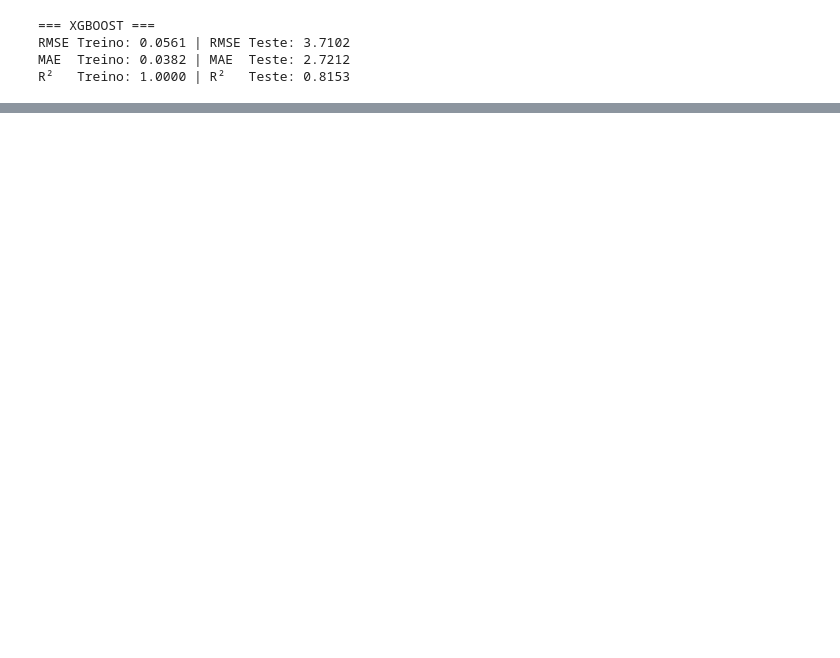
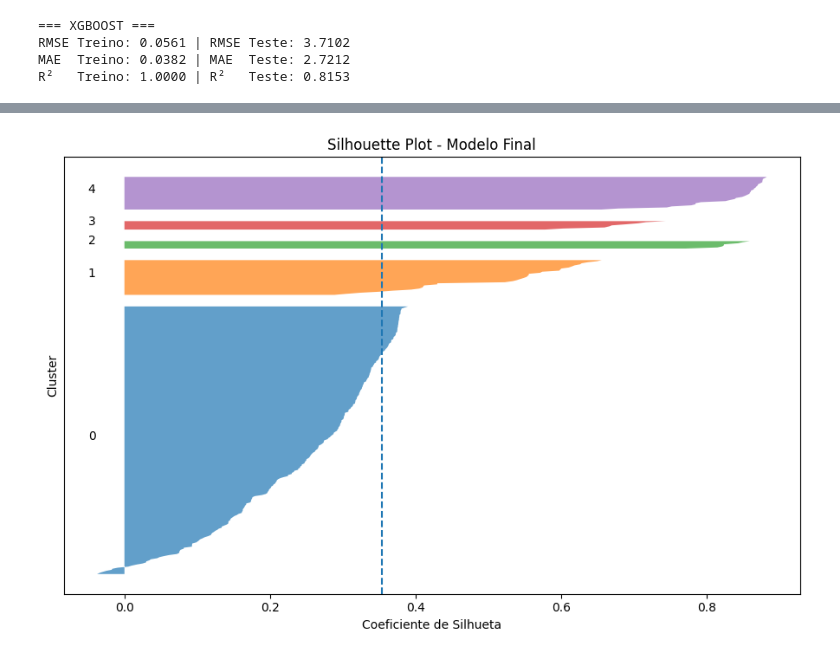
Before and after one commit to NatachaZhang/projeto-cdg-grupo7, a Jupyter notebook: notebooks/2.0_modelacao_treino.ipynb, the cells around one changed output, grey strips where cells are left out. Saved outputs shown, nothing was run; the diff lists cells and outputs as text; code cells hidden in the pictures; blank space fills up the shorter version.

Commit message:
Kaggle Notebook | 2.0_modelação_treino | Modelos de Agrupamento

```diff
--- a/notebooks/2.0_modelacao_treino.ipynb
+++ b/notebooks/2.0_modelacao_treino.ipynb
@@ -314,0 +612,20 @@ Random Forest     1.662248    3.588352    1.143031   2.547961   0.968565  0.8271
+# %%
+# 8) RECRIAR O MELHOR MODELO PARA O DATASET COMPLETO
+
+if "KMeans otimizado" in best_model_name:
+    final_model = KMeans(n_clusters=best_k, random_state=42, n_init="auto")
+elif "Baseline - KMeans default" in best_model_name:
+    final_model = KMeans(random_state=42, n_init="auto")
+elif "Agglomerative" in best_model_name:
+    final_model = AgglomerativeClustering(**best_agg_params)
+else:
+    final_model = DBSCAN(**best_dbscan_params)
+
+final_labels = final_model.fit_predict(X)
+final_silhouette = safe_silhouette(X, final_labels)
+final_n_clusters = count_clusters(final_labels)
+
+print("\n=== MODELO FINAL ===")
+print("Modelo:", final_model)
+print(f"Silhouette final: {final_silhouette:.4f}")
+print(f"Número de clusters: {final_n_clusters}")
@@ -314,0 +675,47 @@ Random Forest     1.662248    3.588352    1.143031   2.547961   0.968565  0.8271
+# %%
+# 10) SILHOUETTE PLOT DO MODELO FINAL
+# =========================================================
+def silhouette_plot(X_data, labels, save_path):
+    X_data = np.asarray(X_data)
+    labels = np.asarray(labels)
+
+    mask, valid_labels = get_valid_labels(labels)
+    X_valid = X_data[mask]
+
+    if len(set(valid_labels)) < 2:
+        print("Não foi possível gerar Silhouette Plot: menos de 2 clusters válidos.")
+        return
+
+    sample_silhouette_values = silhouette_samples(X_valid, valid_labels)
+    unique_clusters = sorted(set(valid_labels))
+
+    fig, ax = plt.subplots(figsize=(9, 6))
+    y_lower = 10
+
+    for cluster_id in unique_clusters:
+        cluster_vals = sample_silhouette_values[valid_labels == cluster_id]
+        cluster_vals.sort()
+        size_cluster = cluster_vals.shape[0]
+        y_upper = y_lower + size_cluster
+
+        ax.fill_betweenx(
+            np.arange(y_lower, y_upper),
+            0, cluster_vals,
+            alpha=0.7
+        )
+        ax.text(-0.05, y_lower + 0.5 * size_cluster, str(cluster_id))
+        y_lower = y_upper + 10
+
+    avg_score = silhouette_score(X_valid, valid_labels)
+    ax.axvline(x=avg_score, linestyle="--")
+    ax.set_title("Silhouette Plot - Modelo Final")
+    ax.set_xlabel("Coeficiente de Silhueta")
+    ax.set_ylabel("Cluster")
+    ax.set_yticks([])
+    plt.tight_layout()
+    plt.savefig(save_path, dpi=300)
+    plt.show()
+
+silhouette_plot(X, final_labels, f"{FIG_DIR}/silhouette_plot_modelo_final.png")
+# %% [output]
+[figure, added]
```
Also changed, not shown: parts of 32 cells of this notebook.
